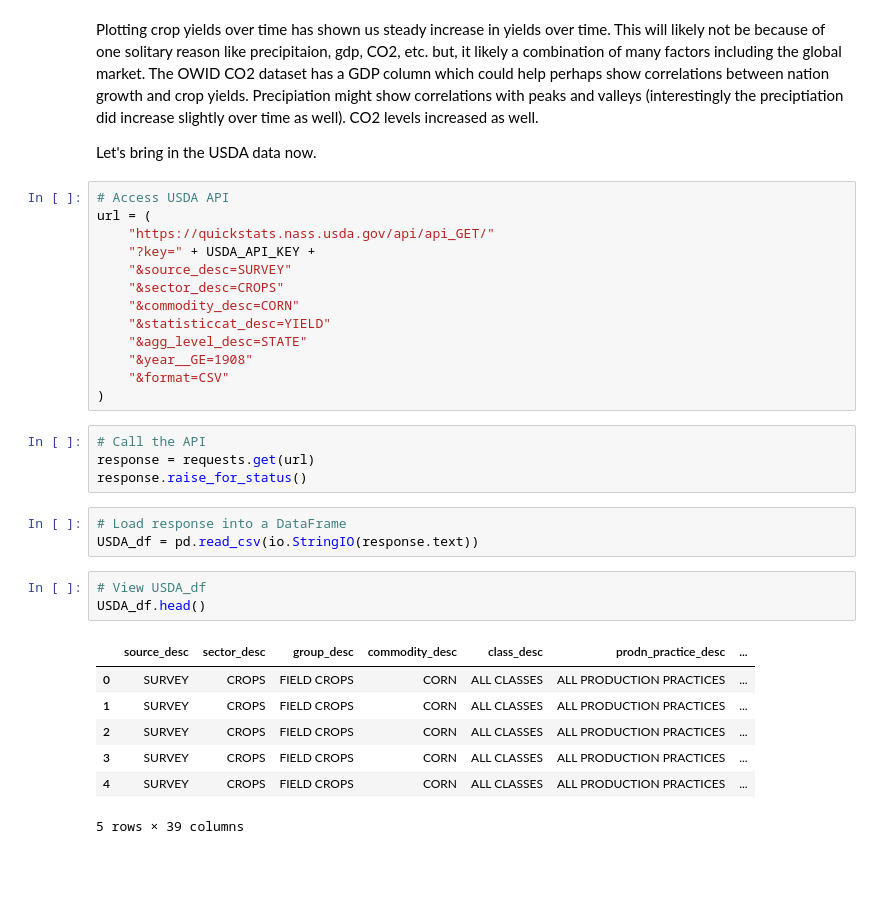
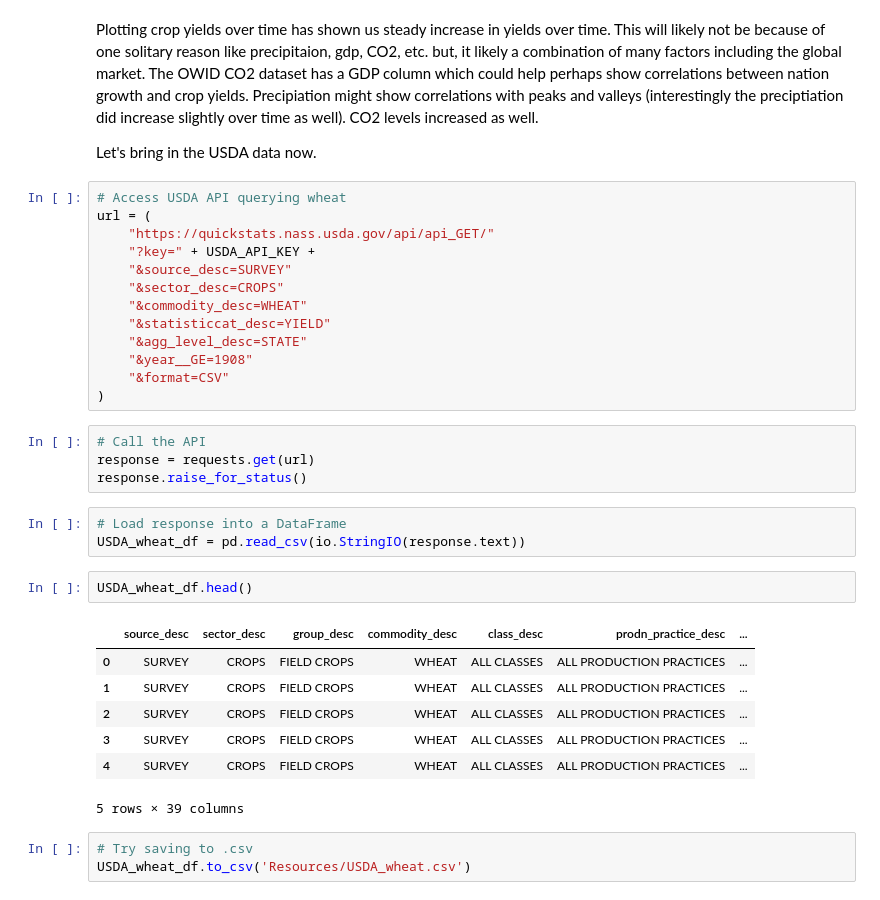
Before and after one commit to nickbartram/climate_agriculture_impact, a Jupyter notebook: crop_data.ipynb, the cells around one changed output. Drawn from its saved outputs; the diff is of its cells as text; blank space fills up the shorter version.

```diff
--- a/crop_data.ipynb
+++ b/crop_data.ipynb
@@ -234,13 +234,13 @@ Plotting crop yields over time has shown us steady increase in yields over time.
 
 Let's bring in the USDA data now.
 # %%
-# Access USDA API
+# Access USDA API querying wheat
 url = (
     "https://quickstats.nass.usda.gov/api/api_GET/"
     "?key=" + USDA_API_KEY +
     "&source_desc=SURVEY"
     "&sector_desc=CROPS"
-    "&commodity_desc=CORN"
+    "&commodity_desc=WHEAT"
     "&statisticcat_desc=YIELD"
     "&agg_level_desc=STATE"
     "&year__GE=1908"
@@ -252,15 +252,17 @@ response = requests.get(url)
 response.raise_for_status()
 # %%
 # Load response into a DataFrame
-USDA_df = pd.read_csv(io.StringIO(response.text))
+USDA_wheat_df = pd.read_csv(io.StringIO(response.text))
-# %%
-# View USDA_df
-USDA_df.head()
-# %% [output]
-|  | source_desc | sector_desc | group_desc | commodity_desc | class_desc | prodn_practice_desc | ... |
-| 0 | SURVEY | CROPS | FIELD CROPS | CORN | ALL CLASSES | ALL PRODUCTION PRACTICES | ... |
-| 1 | SURVEY | CROPS | FIELD CROPS | CORN | ALL CLASSES | ALL PRODUCTION PRACTICES | ... |
-| 2 | SURVEY | CROPS | FIELD CROPS | CORN | ALL CLASSES | ALL PRODUCTION PRACTICES | ... |
-| 3 | SURVEY | CROPS | FIELD CROPS | CORN | ALL CLASSES | ALL PRODUCTION PRACTICES | ... |
-| 4 | SURVEY | CROPS | FIELD CROPS | CORN | ALL CLASSES | ALL PRODUCTION PRACTICES | ... |
-5 rows × 39 columns
+# %%
+USDA_wheat_df.head()
+# %% [output]
+|  | source_desc | sector_desc | group_desc | commodity_desc | class_desc | prodn_practice_desc | ... |
+| 0 | SURVEY | CROPS | FIELD CROPS | WHEAT | ALL CLASSES | ALL PRODUCTION PRACTICES | ... |
+| 1 | SURVEY | CROPS | FIELD CROPS | WHEAT | ALL CLASSES | ALL PRODUCTION PRACTICES | ... |
+| 2 | SURVEY | CROPS | FIELD CROPS | WHEAT | ALL CLASSES | ALL PRODUCTION PRACTICES | ... |
+| 3 | SURVEY | CROPS | FIELD CROPS | WHEAT | ALL CLASSES | ALL PRODUCTION PRACTICES | ... |
+| 4 | SURVEY | CROPS | FIELD CROPS | WHEAT | ALL CLASSES | ALL PRODUCTION PRACTICES | ... |
+5 rows × 39 columns
+# %%
+# Try saving to .csv
+USDA_wheat_df.to_csv('Resources/USDA_wheat.csv')
```
Also changed, not shown: parts of 29 cells of this notebook, 2 other files.
